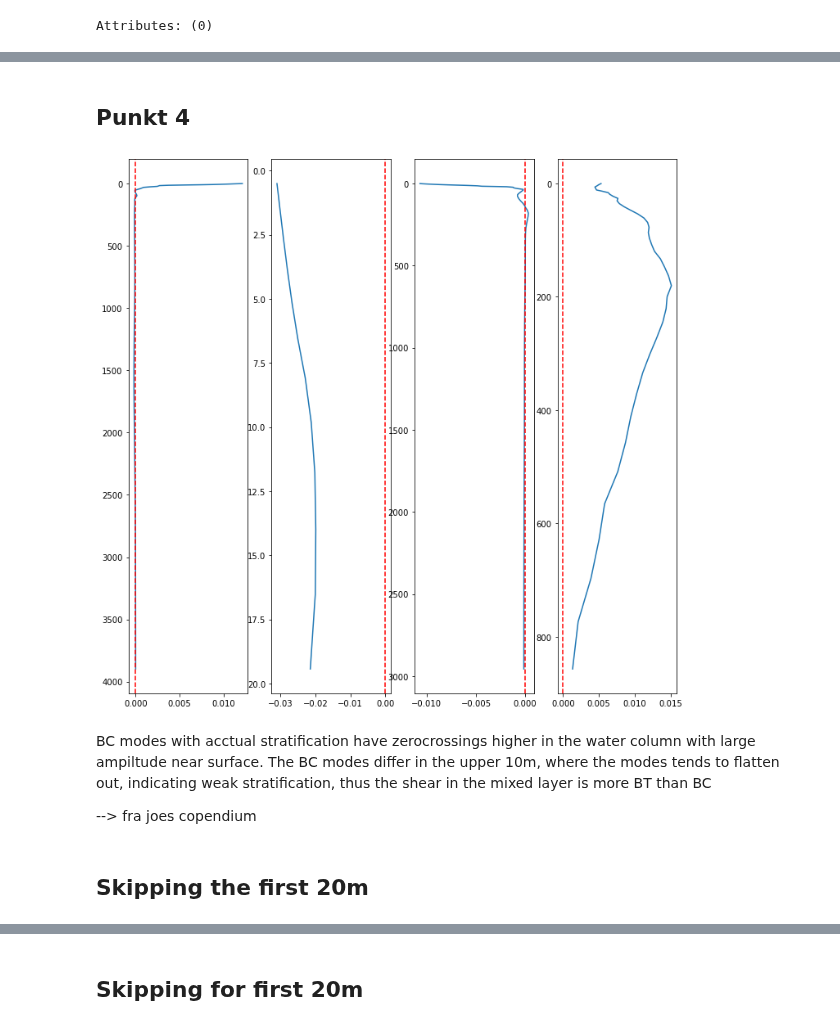
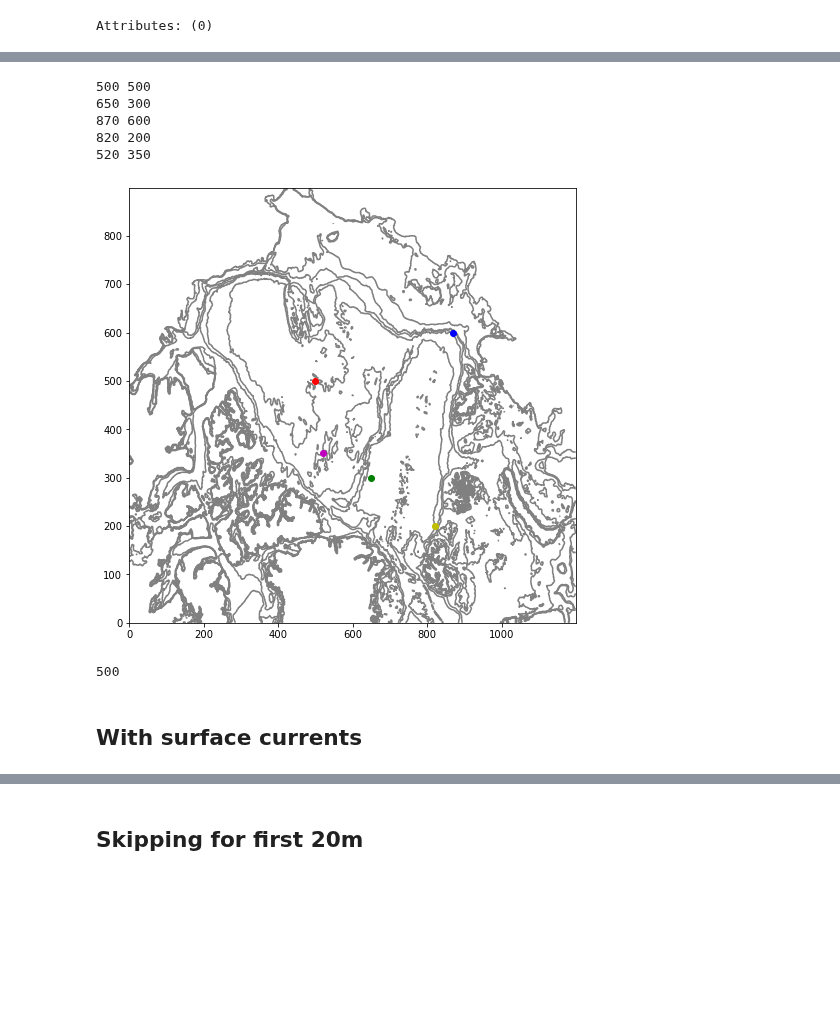
Before and after one commit to kaje2301/Master_2022, a Jupyter notebook: PCz_calculation.ipynb, the cells around one changed output, grey strips where cells are left out. Saved outputs shown, nothing was run; the diff lists cells and outputs as text; code cells hidden in the pictures; blank space fills up the shorter version.

```diff
--- a/PCz_calculation.ipynb
+++ b/PCz_calculation.ipynb
@@ -148,18 +97,0 @@ values, vectors = values[order], vectors[:, order]
-# %%
-x_p2 = 660
-y_p2 = 790
-
-'Finding the level the given location dosent have values for anymore'
-
-mbathy = ds.mbathy.isel(y=slice(900,1800), x=slice(200,1400))
-d2 = mbathy.isel(x=x_p2, y=y_p2).values
-
-'Lager indexer for å lage covmatrise for, henter fra topp, dyp og i mellom'
-
-dyp2 = u.isel(x=x_p2, y=y_p2, depth = slice(0,d2-1)) # -1 pga d=0 og vi vil en opp der vi har bunnhastigheter
-print(dyp2.shape)
-
-cov_p2 = np.cov(dyp2.T, bias=True) # uten .T ble den en 73x73 matrise
-values2, vectors2 = np.linalg.eig(cov_p2)
-order2 = values2.argsort()[::-1]
-values2, vectors2 = values2[order2], vectors2[:, order2]
@@ -187,2 +97,0 @@ values3, vectors3 = values3[order3], vectors3[:, order3]
-# %% [markdown]
-## Punkt 4
@@ -203,29 +98,27 @@ values4, vectors4 = values4[order4], vectors4[:, order4]
-# %%
-fig, (ax1,ax2,ax3, ax4) = plt.subplots(1,4,figsize = (12,12))
-
-ax1.plot(vectors3[:,0]*np.sqrt(values3[0]),dyp3.depth)
-ax1.axvline(0, color='r', linestyle = '--')
-ax1.invert_yaxis()
-
-ax2.plot(vectors2[:,0]*np.sqrt(values2[0]),dyp2.depth)
-ax2.axvline(0, color='r', linestyle = '--')
-ax2.invert_yaxis()
-
-ax3.plot(vectors[:,0]*np.sqrt(values[0]),dyp.depth)
-ax3.axvline(0, color='r', linestyle = '--')
-ax3.invert_yaxis()
-
-ax4.plot(vectors4[:,0]*np.sqrt(values4[0]),dyp4.depth)
-ax4.axvline(0, color='r', linestyle = '--')
-ax4.invert_yaxis()
-# %% [output]
-[figure, removed]
-# %% [markdown]
- BC modes with acctual stratification have zerocrossings higher in the water column with large ampiltude near surface. The BC modes differ in the upper 10m, where the modes tends to flatten out, indicating weak stratification, thus the shear in the mixed layer is more BT than BC
-
- --> fra joes copendium
-# %% [markdown]
-## Skipping the first 20m
+# %%
+fig, axs = plt.subplots(1,1,figsize=(8,8))
+c_list = ['r', 'g', 'b', 'y', 'm']
+axs.contour(mbathy, colors = 'grey')
+
+for p in range(len((punkt_list))):
+
+    pp = punkt_list[p]
+    print(pp[0], pp[1])
+    axs.plot(pp[0],pp[1] ,marker = 'o' ,color = c_list[p])
+# %% [output]
+500 500
+650 300
+870 600
+820 200
+520 350
+[figure, added]
+# %%
+pp = punkt_list[0]
+pp[0]
+# %% [output]
+500
+# %% [markdown]
+## With surface currents
 # %%
 def PCz(x,y):
     'Finding the level the given location dosent have values for anymore'
```
Also changed, not shown: parts of 14 cells of this notebook, 2 other files.
